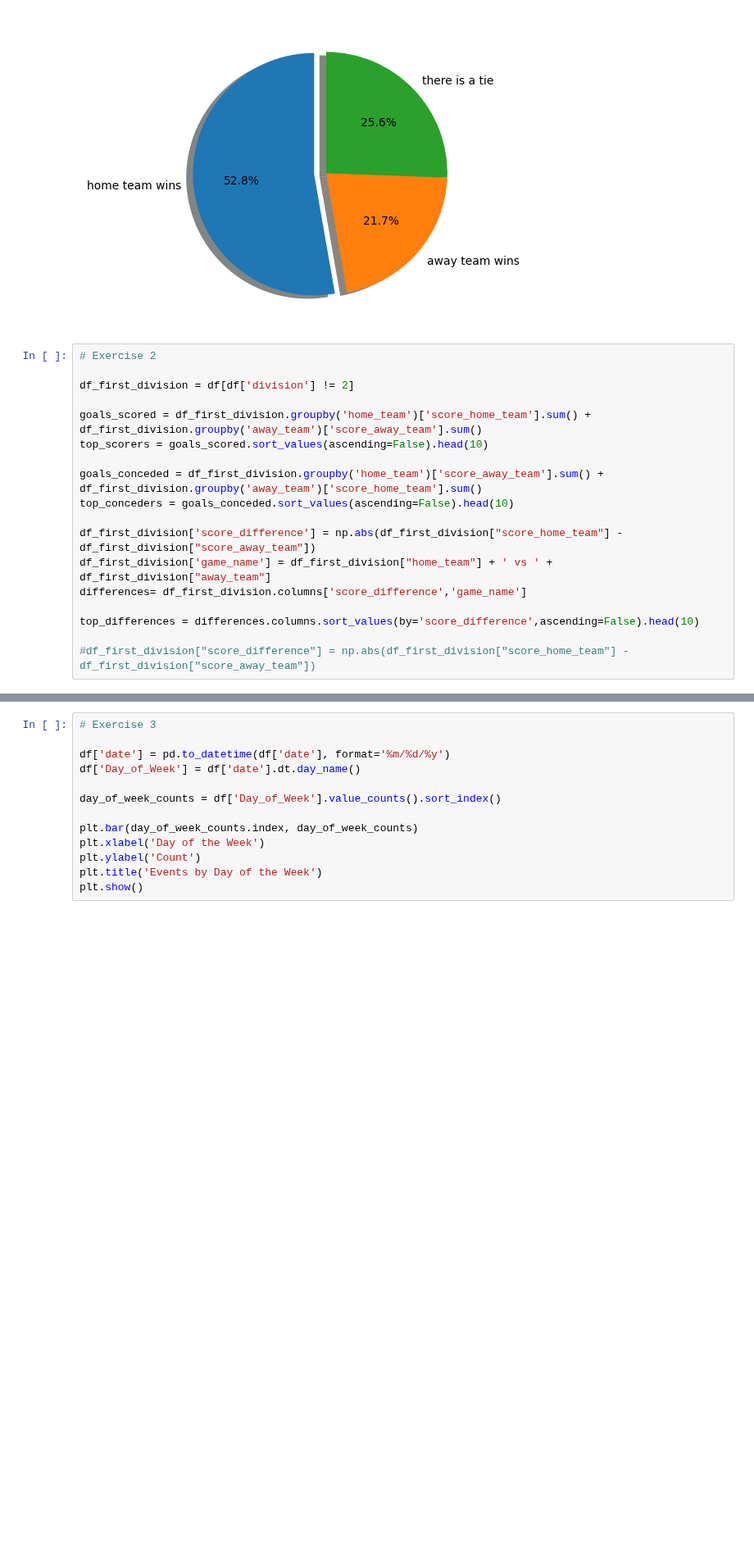
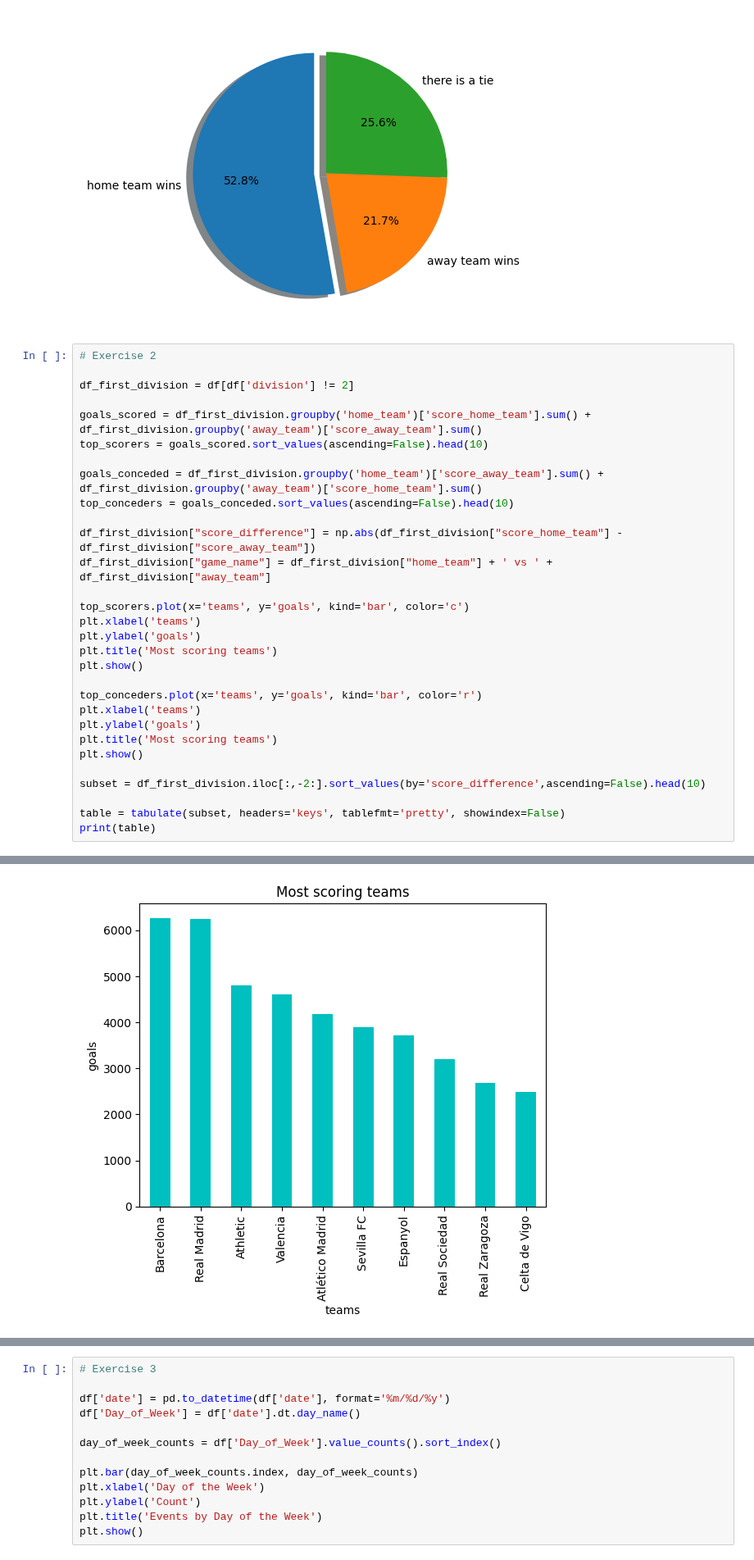
Before and after one commit to tinchit0/la-quiniela, a Jupyter notebook: analysis/data_analysis.ipynb, the cells around one changed output, grey strips where cells are left out. Shown at 82% size. Cells and saved outputs as stored; diff of their text form; blank space fills up the shorter version.

```diff
--- a/analysis/data_analysis.ipynb
+++ b/analysis/data_analysis.ipynb
@@ -40,11 +41,23 @@ top_scorers = goals_scored.sort_values(ascending=False).head(10)
 goals_conceded = df_first_division.groupby('home_team')['score_away_team'].sum() + df_first_division.groupby('away_team')['score_home_team'].sum()
 top_conceders = goals_conceded.sort_values(ascending=False).head(10)
 
-df_first_division['score_difference'] = np.abs(df_first_division["score_home_team"] - df_first_division["score_away_team"])
-df_first_division['game_name'] = df_first_division["home_team"] + ' vs ' + df_first_division["away_team"]
-differences= df_first_division.columns['score_difference','game_name']
+df_first_division["score_difference"] = np.abs(df_first_division["score_home_team"] - df_first_division["score_away_team"])
+df_first_division["game_name"] = df_first_division["home_team"] + ' vs ' + df_first_division["away_team"]
 
-top_differences = differences.columns.sort_values(by='score_difference',ascending=False).head(10)
+top_scorers.plot(x='teams', y='goals', kind='bar', color='c')
+plt.xlabel('teams')
+plt.ylabel('goals')
+plt.title('Most scoring teams')
+plt.show()
 
-#df_first_division["score_difference"] = np.abs(df_first_division["score_home_team"] - df_first_division["score_away_team"])
+top_conceders.plot(x='teams', y='goals', kind='bar', color='r')
+plt.xlabel('teams')
+plt.ylabel('goals')
+plt.title('Most scoring teams')
+plt.show()
+
+subset = df_first_division.iloc[:,-2:].sort_values(by='score_difference',ascending=False).head(10)
+
+table = tabulate(subset, headers='keys', tablefmt='pretty', showindex=False)
+print(table)
 # %% [output]
@@ -66,0 +74 @@ See the caveats in the documentation: https://pandas.pydata.org/pandas-docs/stab
+[figure, added]
```
Also changed, not shown: parts of 3 cells of this notebook.
